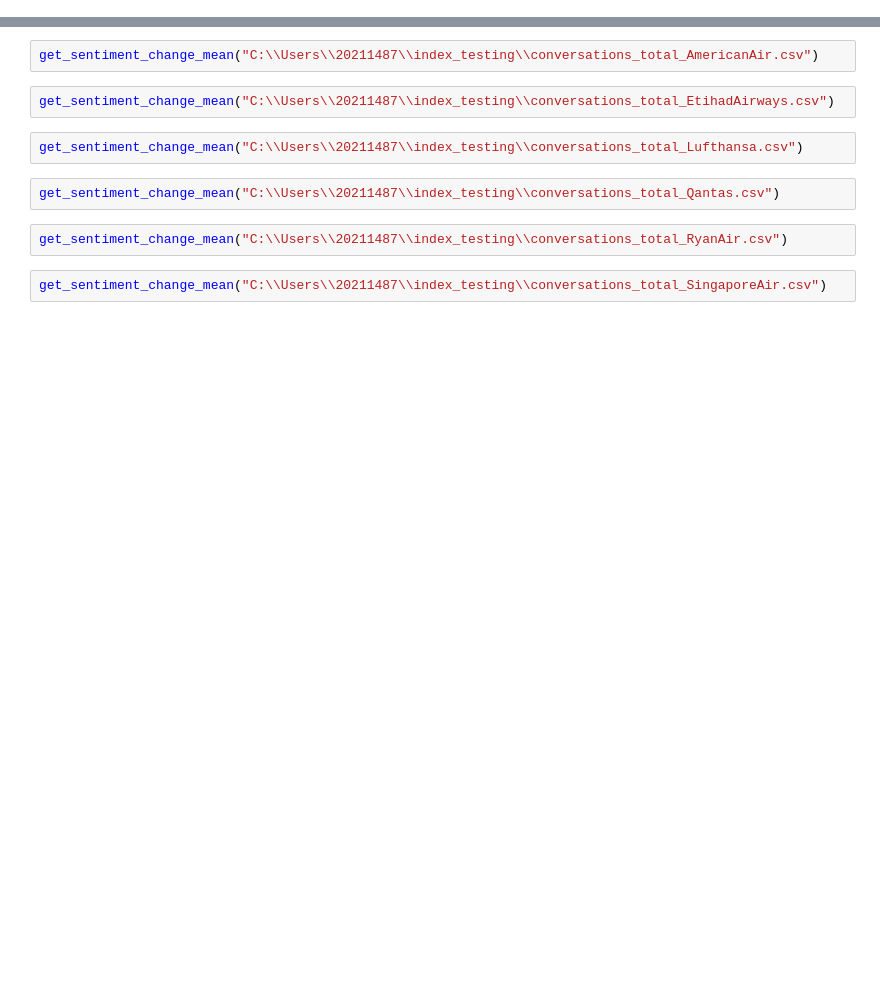
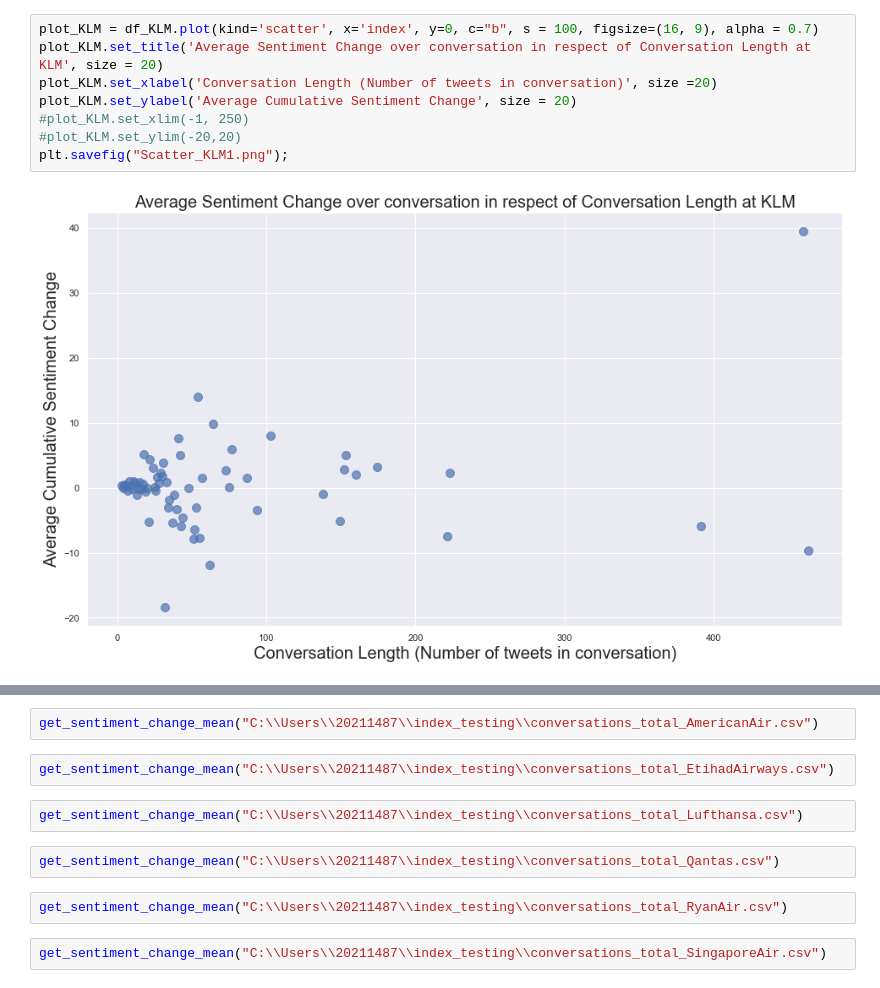
Before and after one commit to NiteSkies/DBL-DC-G2-2023, a Jupyter notebook: SentChange_ConvoLen.ipynb, the cells around one changed output, grey strips where cells are left out. Cells and saved outputs as stored; diff of their text form; blank space fills up the shorter version.

```diff
--- a/SentChange_ConvoLen.ipynb
+++ b/SentChange_ConvoLen.ipynb
@@ -91 +106,11 @@ get_sentiment_change_mean("C:\\Users\\20211487\\index_testing\\conversations_tot
+# %%
+plot_KLM = df_KLM.plot(kind='scatter', x='index', y=0, c="b", s = 100, figsize=(16, 9), alpha = 0.7)
+plot_KLM.set_title('Average Sentiment Change over conversation in respect of Conversation Length at KLM', size = 20)
+plot_KLM.set_xlabel('Conversation Length (Number of tweets in conversation)', size =20)
+plot_KLM.set_ylabel('Average Cumulative Sentiment Change', size = 20)
+#plot_KLM.set_xlim(-1, 250)
+#plot_KLM.set_ylim(-20,20)
+plt.savefig("Scatter_KLM1.png");
+# %% [output]
+[figure, added]
 # %%
```
Also changed, not shown: parts of 7 cells of this notebook.
